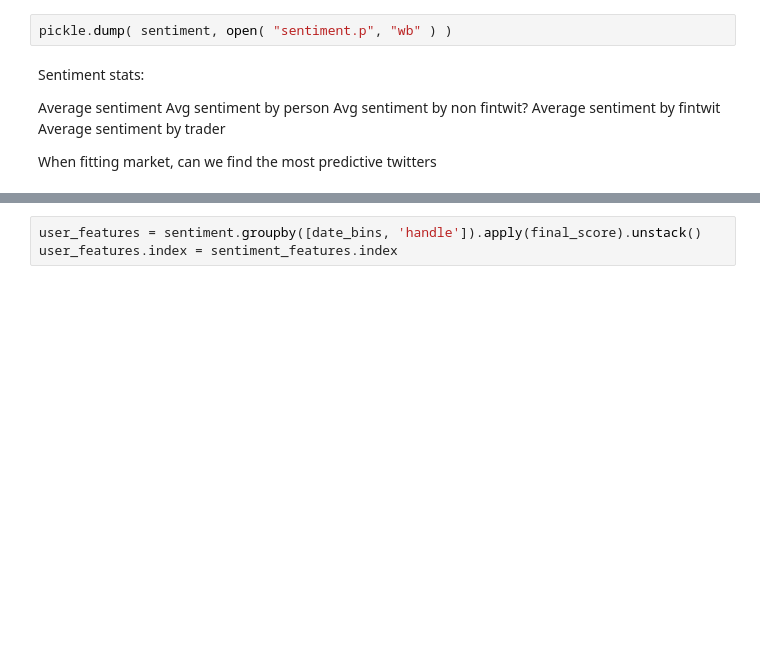
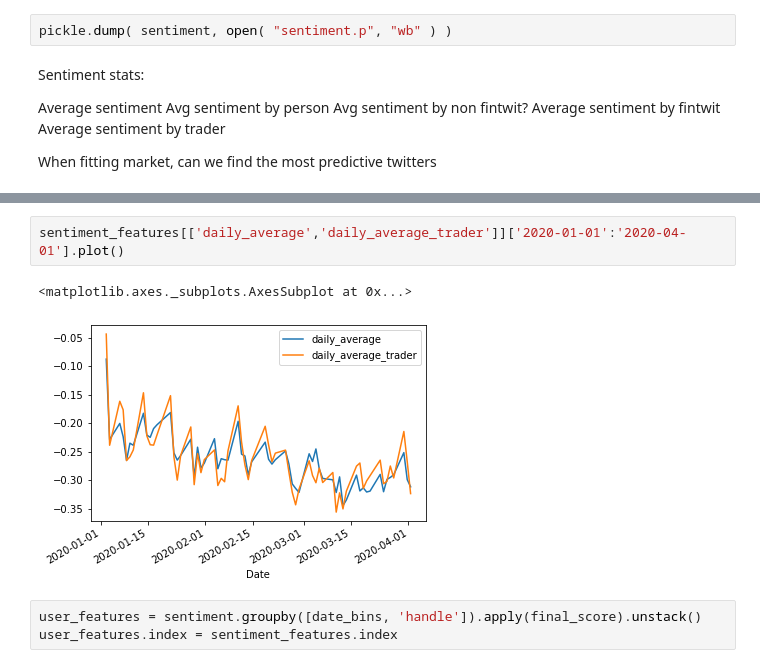
Before and after one commit to aaroncgw/tweet-sentiment, a Jupyter notebook: Sentiment.ipynb, the cells around one changed output, grey strips where cells are left out. Cells and saved outputs as stored; diff of their text form; blank space fills up the shorter version.

```diff
--- a/Sentiment.ipynb
+++ b/Sentiment.ipynb
@@ -105,3 +117,8 @@ sentiment_features
+# %%
+sentiment_features[['daily_average','daily_average_trader']]['2020-01-01':'2020-04-01'].plot()
+# %% [output]
+<matplotlib.axes._subplots.AxesSubplot at 0x...>
+[figure, added]
 # %%
 user_features = sentiment.groupby([date_bins, 'handle']).apply(final_score).unstack()
 user_features.index = sentiment_features.index
```
Also changed, not shown: parts of 6 cells of this notebook, 2 other files.
